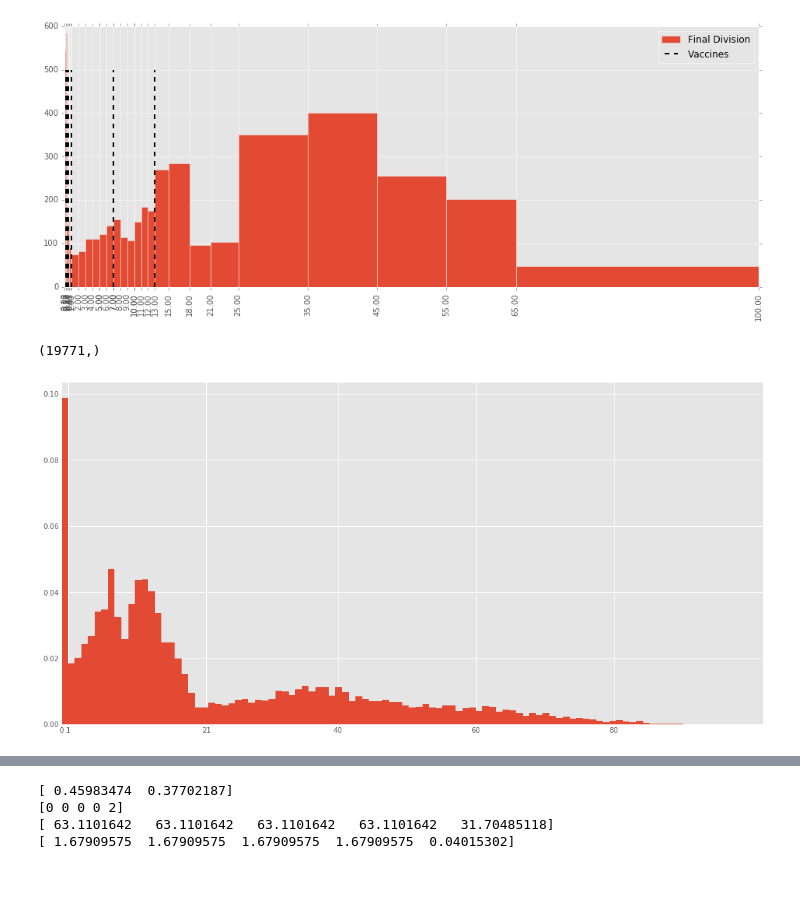
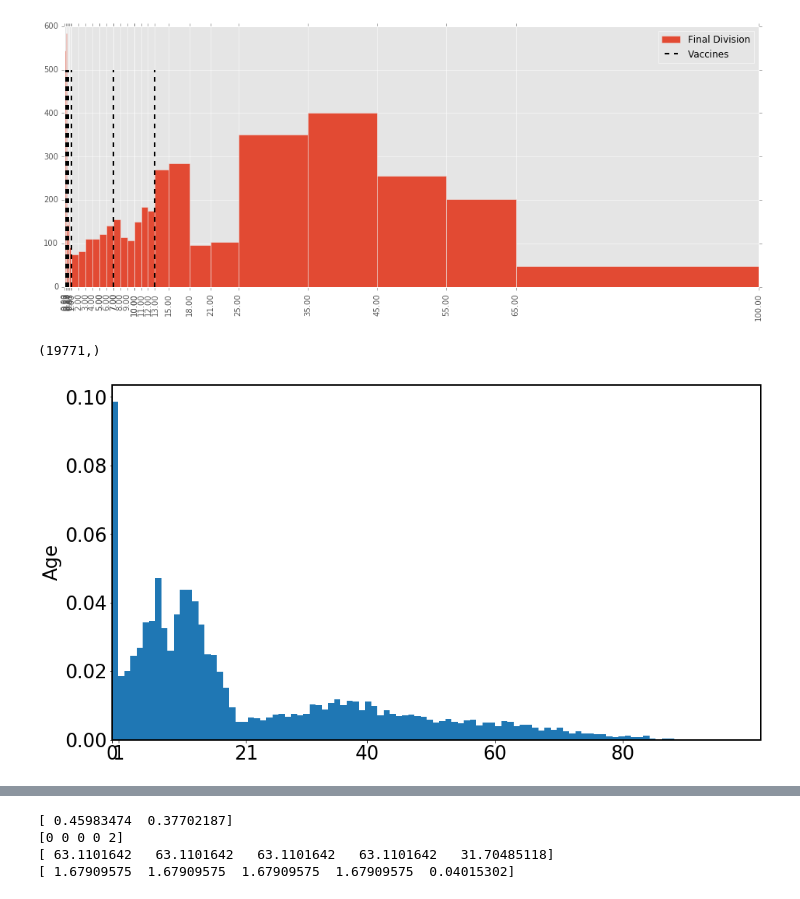
Before and after one commit to DeanLa/pertussis_model, a Jupyter notebook: Age Groups.ipynb, the cells around one changed output, grey strips where cells are left out. Saved outputs shown, nothing was run; the diff lists cells and outputs as text; code cells hidden in the pictures.

```diff
--- a/Age Groups.ipynb
+++ b/Age Groups.ipynb
@@ -5,7 +5,7 @@ import matplotlib.pyplot as plt
 %matplotlib inline
 # plt.style.use('dean.conf')
 plt.rcParams['figure.figsize'] = (16,9)
-plt.style.use('ggplot')
+plt.style.use('dean_style.conf')
 # %%
 cases = pd.read_csv('./data/cases_normed.csv')
 cases = cases[cases.Year >= 2002]
@@ -98,12 +98,13 @@ array([   0.        ,    0.16666667,    0.33333333,    0.5       ,
 # %%
 # data = np.histogram(cases.Age, range=(0,100), bins=np.arange(0,100), weights=cases.Weight)
 # plt.plot(data[0]/data[0].max())
 fig, ax = plt.subplots()
 data = cases.Age[~cases.Age.isnull()].values
 ax.hist(data[:],bins=100, histtype='stepfilled', normed=True)
 ax.set_xlim(left=0)
 ax.set_xticks([0,1,21,40,60,80])
+ax.set_ylabel("Age")
 print (data.shape)
 # %% [output]
 (19771,)
-[figure, old version]
+[figure, new version]
```
Also changed, not shown: parts of 11 cells of this notebook, 10 other files.
